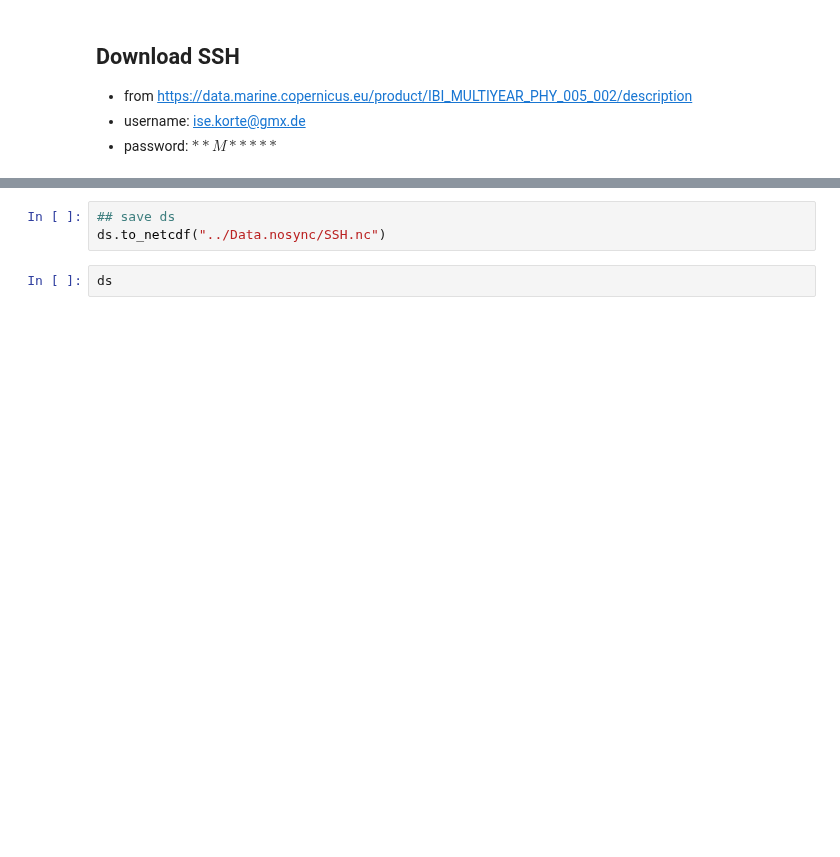
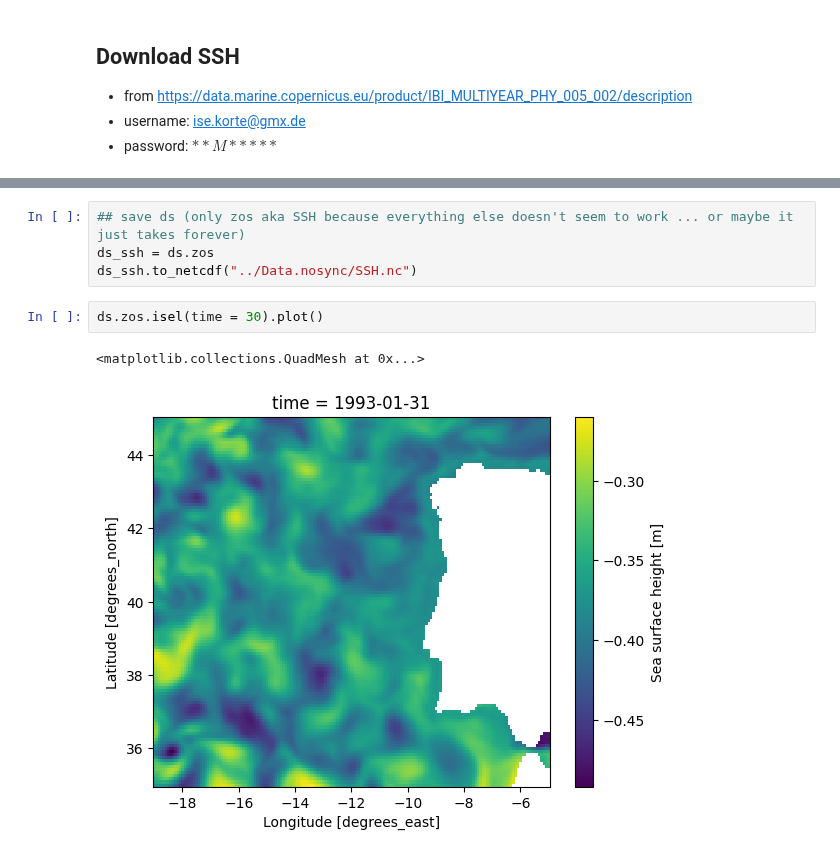
Before and after one commit to Marie-Louise-Korte/Iberian_Coast_Upwelling, a Jupyter notebook: Download_SSH.ipynb, the cells around one changed output, grey strips where cells are left out. Saved outputs shown, nothing was run; the diff lists cells and outputs as text; blank space fills up the shorter version.

```diff
--- a/Download_SSH.ipynb
+++ b/Download_SSH.ipynb
@@ -34,5 +58,9 @@ ds
 # %%
-## save ds
-ds.to_netcdf("../Data.nosync/SSH.nc")
+## save ds (only zos aka SSH because everything else doesn't seem to work ... or maybe it just takes forever)
+ds_ssh = ds.zos
+ds_ssh.to_netcdf("../Data.nosync/SSH.nc")
 # %%
-ds
+ds.zos.isel(time = 30).plot()
+# %% [output]
+<matplotlib.collections.QuadMesh at 0x...>
+[figure, added]
```
Also changed, not shown: parts of 4 cells of this notebook.
